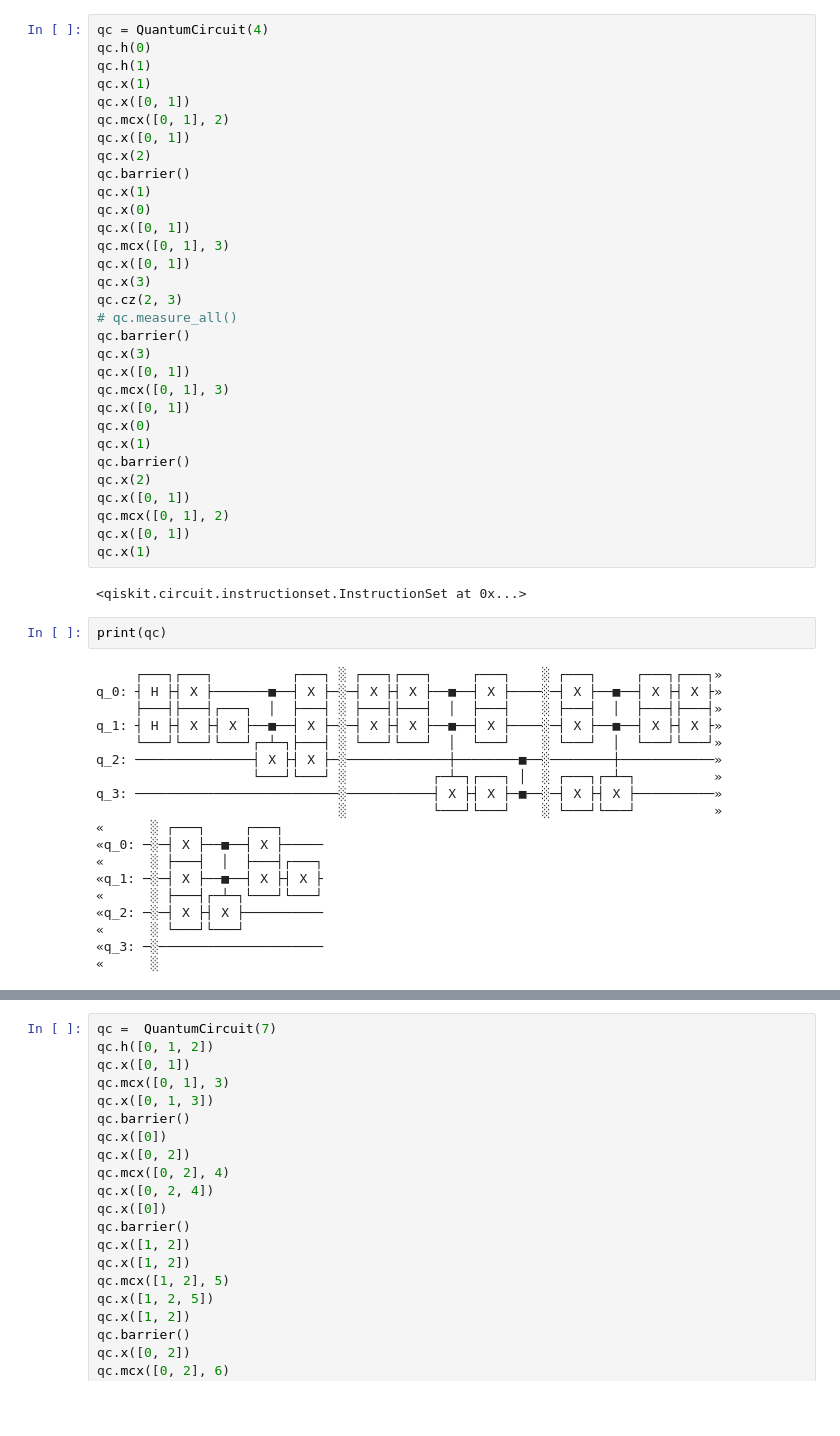
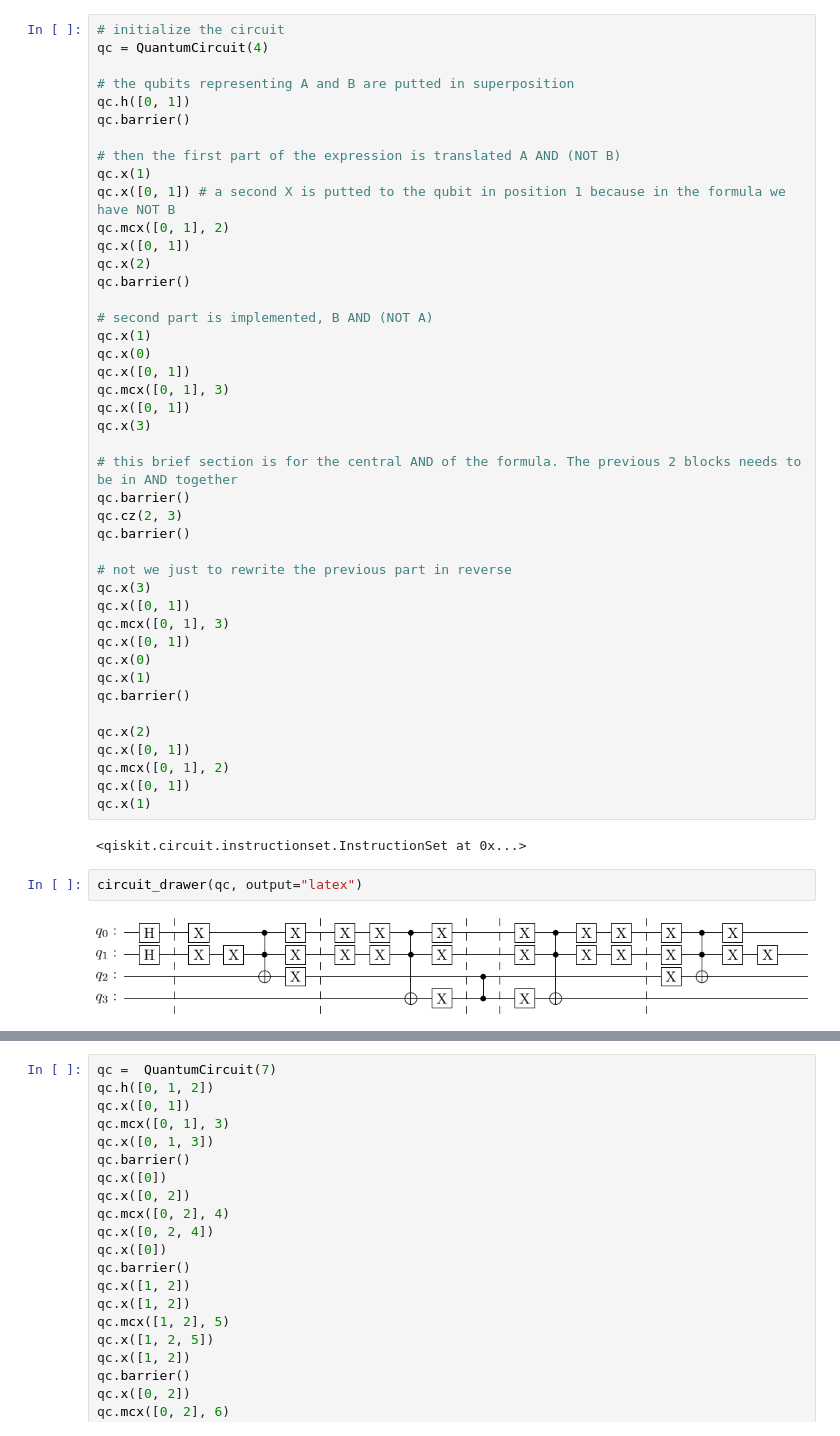
Before and after one commit to michelebanfi/quantum-information-and-algorithms, a Jupyter notebook: Exercises_05.ipynb, the cells around one changed output, grey strips where cells are left out. Saved outputs shown, nothing was run; the diff lists cells and outputs as text; blank space fills up the shorter version.

```diff
--- a/Exercises_05.ipynb
+++ b/Exercises_05.ipynb
@@ -50,22 +56,33 @@ Boolean expression: $(A \lor  (\neg B)) \land (B \lor (\neg A))$
 # %%
+# initialize the circuit
 qc = QuantumCircuit(4)
-qc.h(0)
-qc.h(1)
+
+# the qubits representing A and B are putted in superposition
+qc.h([0, 1])
+qc.barrier()
+
+# then the first part of the expression is translated A AND (NOT B)
 qc.x(1)
-qc.x([0, 1])
+qc.x([0, 1]) # a second X is putted to the qubit in position 1 because in the formula we have NOT B
 qc.mcx([0, 1], 2)
 qc.x([0, 1])
 qc.x(2)
 qc.barrier()
+
+# second part is implemented, B AND (NOT A)
 qc.x(1)
 qc.x(0)
 qc.x([0, 1])
 qc.mcx([0, 1], 3)
 qc.x([0, 1])
 qc.x(3)
+
+# this brief section is for the central AND of the formula. The previous 2 blocks needs to be in AND together
+qc.barrier()
 qc.cz(2, 3)
-# qc.measure_all()
 qc.barrier()
+
+# not we just to rewrite the previous part in reverse
 qc.x(3)
 qc.x([0, 1])
 qc.mcx([0, 1], 3)
@@ -73,6 +90,7 @@ qc.x([0, 1])
 qc.x(0)
 qc.x(1)
 qc.barrier()
+
 qc.x(2)
 qc.x([0, 1])
 qc.mcx([0, 1], 2)
@@ -81,24 +99,7 @@ qc.x(1)
 # %% [output]
 <qiskit.circuit.instructionset.InstructionSet at 0x...>
 # %%
-print(qc)
+circuit_drawer(qc, output="latex")
 # %% [output]
-     ┌───┐┌───┐          ┌───┐ ░ ┌───┐┌───┐     ┌───┐    ░ ┌───┐     ┌───┐┌───┐»
-q_0: ┤ H ├┤ X ├───────■──┤ X ├─░─┤ X ├┤ X ├──■──┤ X ├────░─┤ X ├──■──┤ X ├┤ X ├»
-     ├───┤├───┤┌───┐  │  ├───┤ ░ ├───┤├───┤  │  ├───┤    ░ ├───┤  │  ├───┤├───┤»
-q_1: ┤ H ├┤ X ├┤ X ├──■──┤ X ├─░─┤ X ├┤ X ├──■──┤ X ├────░─┤ X ├──■──┤ X ├┤ X ├»
-     └───┘└───┘└───┘┌─┴─┐├───┤ ░ └───┘└───┘  │  └───┘    ░ └───┘  │  └───┘└───┘»
-q_2: ───────────────┤ X ├┤ X ├─░─────────────┼────────■──░────────┼────────────»
-                    └───┘└───┘ ░           ┌─┴─┐┌───┐ │  ░ ┌───┐┌─┴─┐          »
-q_3: ──────────────────────────░───────────┤ X ├┤ X ├─■──░─┤ X ├┤ X ├──────────»
-                               ░           └───┘└───┘    ░ └───┘└───┘          »
-«      ░ ┌───┐     ┌───┐
-«q_0: ─░─┤ X ├──■──┤ X ├─────
-«      ░ ├───┤  │  ├───┤┌───┐
-«q_1: ─░─┤ X ├──■──┤ X ├┤ X ├
-«      ░ ├───┤┌─┴─┐└───┘└───┘
-«q_2: ─░─┤ X ├┤ X ├──────────
-«      ░ └───┘└───┘
-«q_3: ─░─────────────────────
-«      ░
+[figure, added]
 # %%
```
Also changed, not shown: parts of 7 cells of this notebook.
